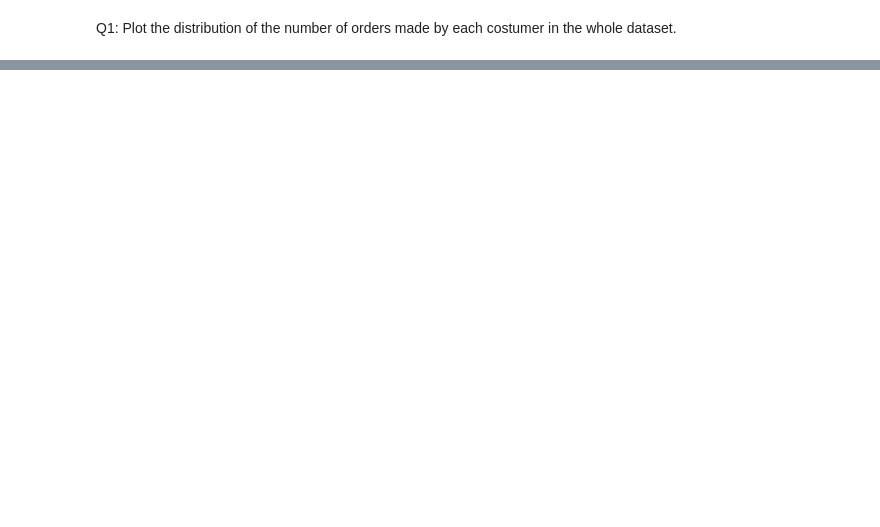
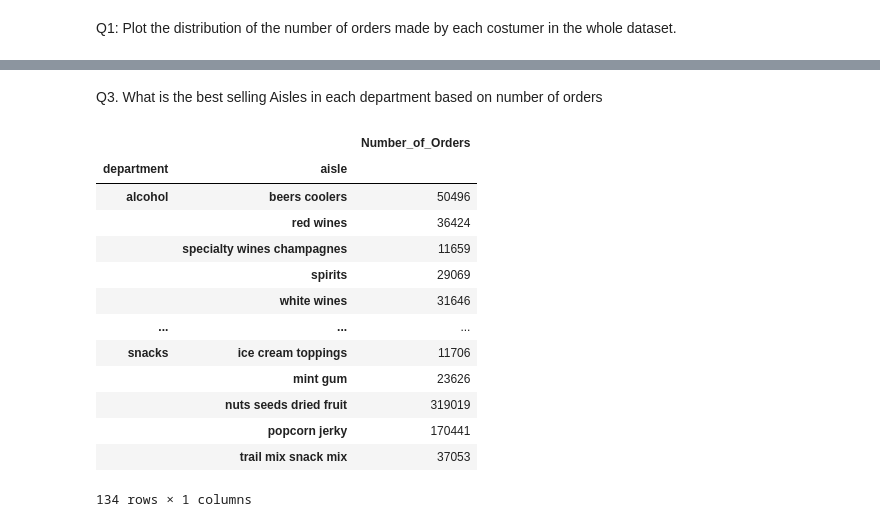
Before and after one commit to SebastienW71/customerAnalysis, a Jupyter notebook: Customer_Analysis_Business_Question.ipynb, the cells around one changed output, grey strips where cells are left out. Cells and saved outputs as stored; diff of their text form; code cells hidden in the pictures; blank space fills up the shorter version.

```diff
--- a/Customer_Analysis_Business_Question.ipynb
+++ b/Customer_Analysis_Business_Question.ipynb
@@ -108,0 +178,22 @@ Q1: Plot the distribution of the number of orders made by each costumer in the w
+# %% [markdown]
+Q3. What is the best selling Aisles in each department based on number of orders
+# %%
+result04 = join_a_d[['department','aisle']].groupby([join_a_d['department'],join_a_d['aisle']])
+result05 = result04.count()
+result05 = pd.DataFrame({'Number_of_Orders':result05['department']})
+result05
+# %% [output]
+|  |  | Number_of_Orders |
+| department | aisle |  |
+| alcohol | beers coolers | 50496 |
+|  | red wines | 36424 |
+|  | specialty wines champagnes | 11659 |
+|  | spirits | 29069 |
+|  | white wines | 31646 |
+| ... | ... | ... |
+| snacks | ice cream toppings | 11706 |
+|  | mint gum | 23626 |
+|  | nuts seeds dried fruit | 319019 |
+|  | popcorn jerky | 170441 |
+|  | trail mix snack mix | 37053 |
+134 rows × 1 columns
```
Also changed, not shown: parts of 12 cells of this notebook.
